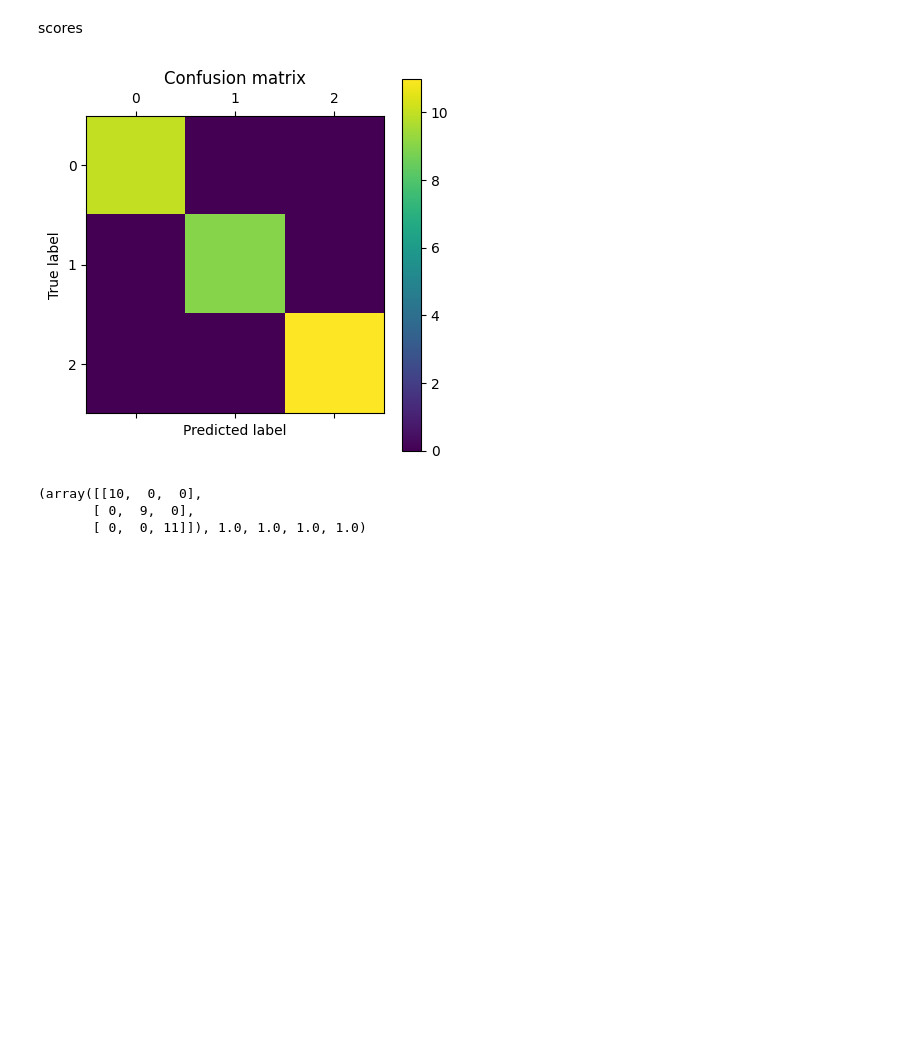
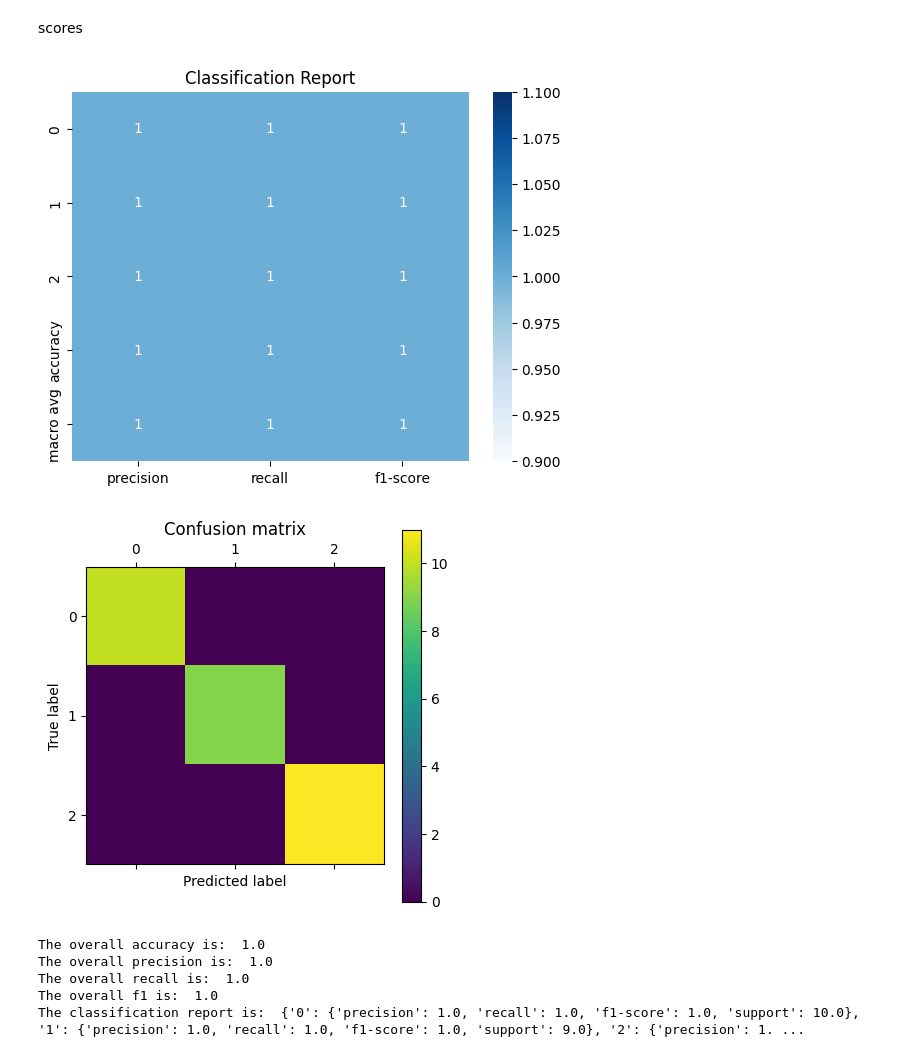
Before and after one commit to SytHamMer/Advanced_Methods_In_Data_Analysis_XGBoost, a Jupyter notebook: XGBoost_setup.ipynb, the cells around one changed output. Saved outputs shown, nothing was run; the diff lists cells and outputs as text; code cells hidden in the pictures; blank space fills up the shorter version.

Commit message:
[DONE] upgrade scores functions and put functions into a py file

```diff
--- a/XGBoost_setup.ipynb
+++ b/XGBoost_setup.ipynb
@@ -108,33 +110,54 @@ scores
 # %%
 def scores_classification(y_test, y_pred):
     conf_matrix = confusion_matrix(y_test, y_pred)
     accuracy = float(accuracy_score(y_test, y_pred))
     precision = float(precision_score(y_test, y_pred, average='weighted'))
     recall = float(recall_score(y_test, y_pred, average='weighted'))
     f1 = float(f1_score(y_test, y_pred, average='weighted'))
+    class_report  = classification_report(y_test, y_pred, output_dict=True)
+    class_report_df = pd.DataFrame(class_report).transpose()
+    sns.heatmap(class_report_df.iloc[:-1, :-1], annot=True, cmap='Blues')
+    plt.title('Classification Report')
+    plt.show()
+
+
+
+
+
     plt.matshow(conf_matrix)
     plt.title('Confusion matrix')
     plt.colorbar()
     plt.ylabel('True label')
     plt.xlabel('Predicted label')
     plt.show()
-    print("The accuracy is: ", accuracy)
-    print("The precision is: ", precision)
-    print("The recall is: ", recall)
-    print("The f1 is: ", f1)
-
+    print("The overall accuracy is: ", accuracy)
+    print("The overall precision is: ", precision)
+    print("The overall recall is: ", recall)
+    print("The overall f1 is: ", f1)
+    print("The classification report is: ", class_report)
 
 def scores_regression(y_test, y_pred):
     max_error_score = float(max_error(y_test, y_pred))
     mean_absolute_error_score = float(mean_absolute_error(y_test, y_pred))
     r2 = float(r2_score(y_test, y_pred))
     root_mean_squared_error_score = float(np.sqrt(mean_squared_error(y_test, y_pred)))
+    class_report  = classification_report(y_test, y_pred, output_dict=True)
+    class_report_df = pd.DataFrame(class_report).transpose()
+    sns.heatmap(class_report_df.iloc[:-1, :-1], annot=True, cmap='Blues')
+    plt.title('Classification Report')
+    plt.show()
+
+
     print("The max error is: ", max_error_score)
     print("The mean absolute error is: ", mean_absolute_error_score)
     print("The r2 is: ", r2)
     print("The root mean squared error is: ", root_mean_squared)
+    print("The classification report is: ", class_report)
 # %% [output]
-[figure, old version]
+[figure, new version]
+[figure, added]
-(array([[10,  0,  0],
-       [ 0,  9,  0],
-       [ 0,  0, 11]]), 1.0, 1.0, 1.0, 1.0)
+The overall accuracy is:  1.0
+The overall precision is:  1.0
+The overall recall is:  1.0
+The overall f1 is:  1.0
+The classification report is:  {'0': {'precision': 1.0, 'recall': 1.0, 'f1-score': 1.0, 'support': 10.0}, '1': {'precision': 1.0, 'recall': 1.0, 'f1-score': 1.0, 'support': 9.0}, '2': {'precision': 1. ...
```
Also changed, not shown: parts of 1 cell of this notebook, 2 other files.
